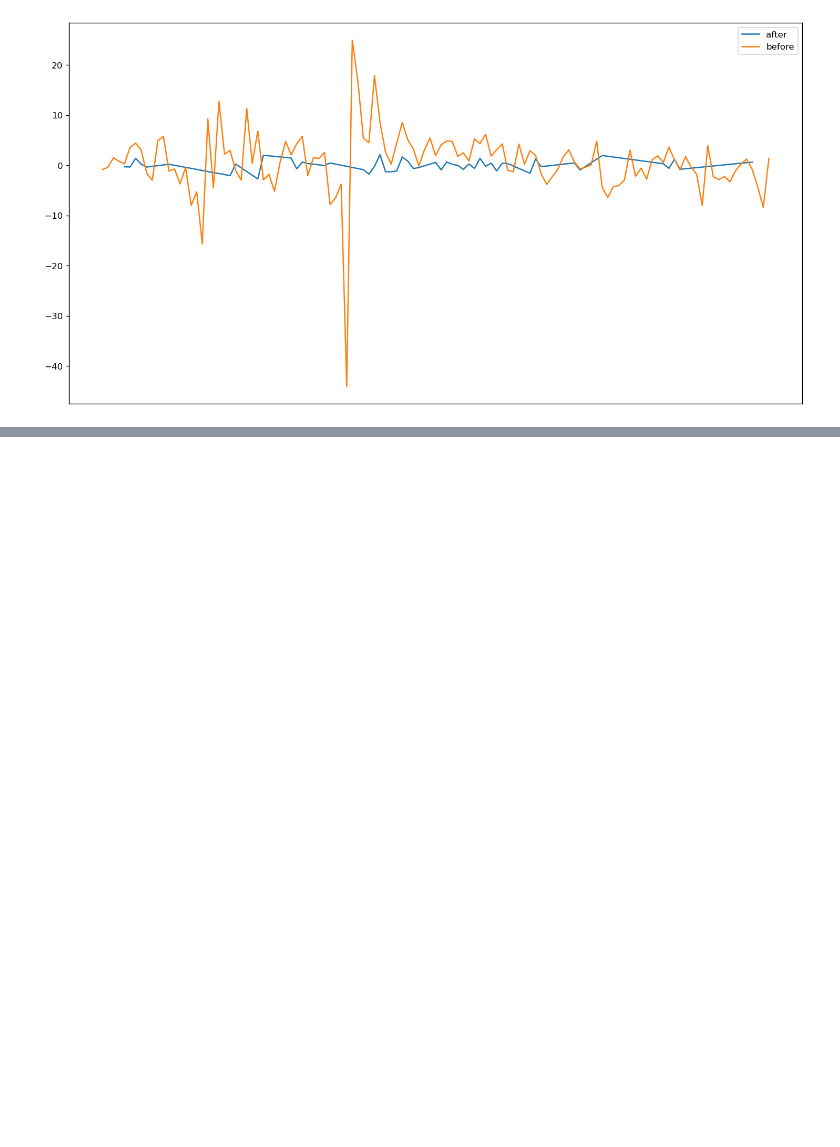
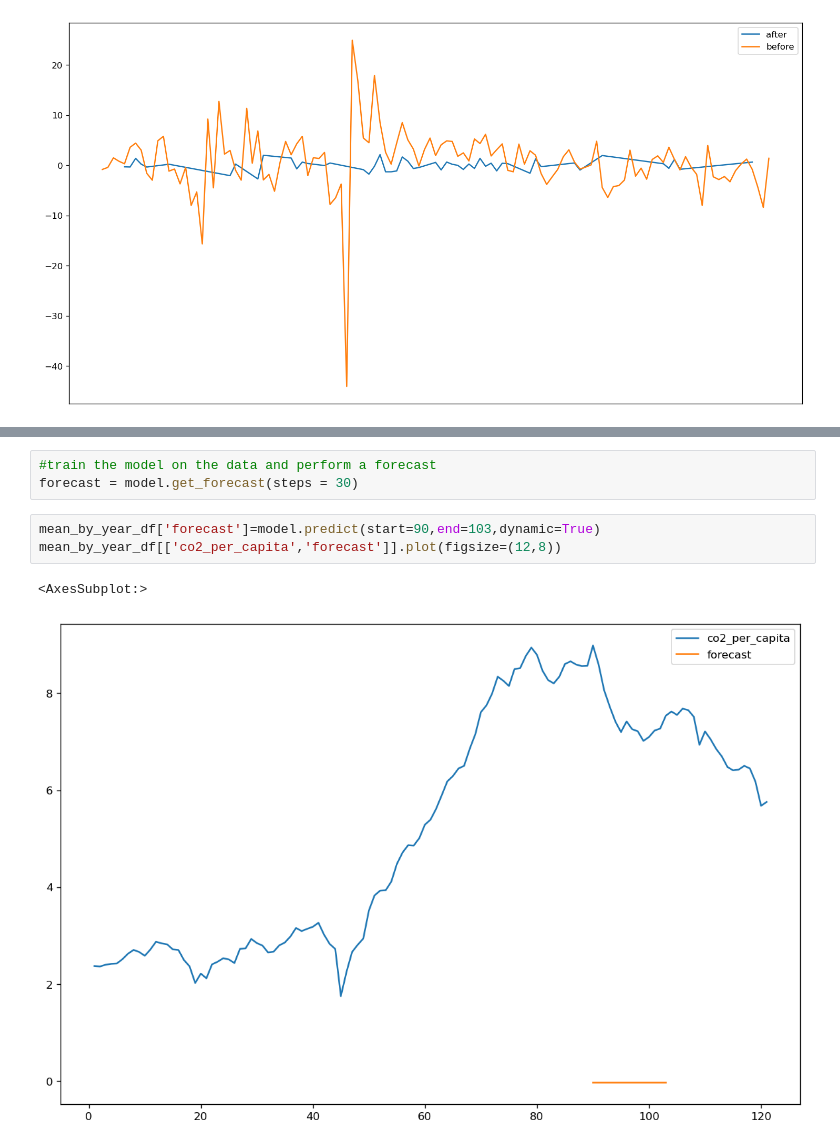
Before and after one commit to L-dos-Santos/final-project, a Jupyter notebook: Final Project.ipynb, the cells around one changed output, grey strips where cells are left out. Drawn from its saved outputs; the diff is of its cells as text; blank space fills up the shorter version.

```diff
--- a/Final Project.ipynb
+++ b/Final Project.ipynb
@@ -461,0 +454,9 @@ Critical values:
+# %%
+#train the model on the data and perform a forecast
+forecast = model.get_forecast(steps = 30)
+# %%
+mean_by_year_df['forecast']=model.predict(start=90,end=103,dynamic=True)
+mean_by_year_df[['co2_per_capita','forecast']].plot(figsize=(12,8))
+# %% [output]
+<AxesSubplot:>
+[figure, added]
```
Also changed, not shown: parts of 13 cells of this notebook.
